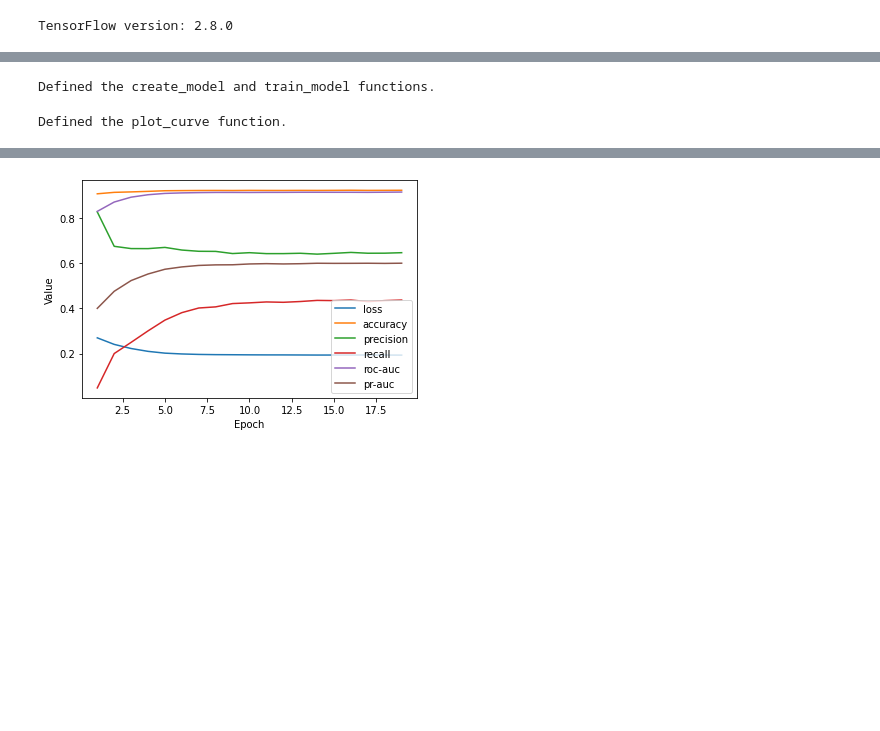
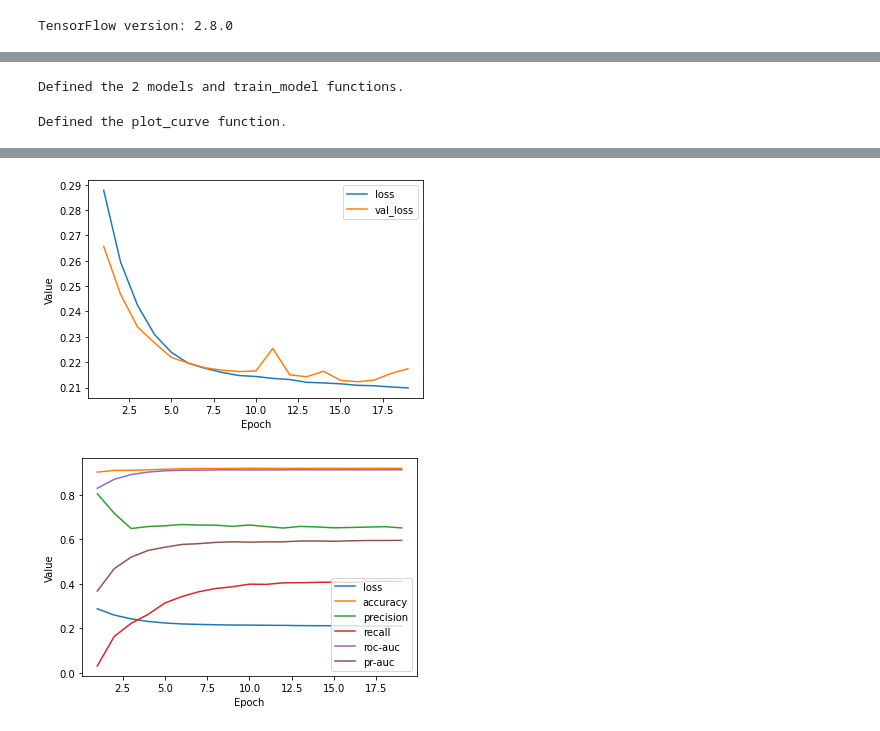
Before and after one commit to Bombbird2001/Windshear-Predictor, a Jupyter notebook: windshear_predictor.ipynb, the cells around one changed output, grey strips where cells are left out. Drawn from its saved outputs; the diff is of its cells as text; code cells hidden in the pictures; blank space fills up the shorter version.

```diff
--- a/windshear_predictor.ipynb
+++ b/windshear_predictor.ipynb
@@ -136,21 +136,28 @@ feature_layer = layers.DenseFeatures(feature_columns)
 # print(train_df_norm[train_df_norm.visibilityMtrs == train_df_norm.visibilityMtrs.min()])
 # print(feature_layer(dict(train_df_norm)))
 # %%
-def neural_model(my_learning_rate, feature_layer, my_metrics):
+def neural_model(my_learning_rate, feature_layer, my_metrics, initial_bias=None):
     """Create and compile a simple classification model."""
     model = tf.keras.models.Sequential()
+
+    if initial_bias is not None:
+        initial_bias = tf.keras.initializers.Constant(initial_bias)
 
     model.add(feature_layer)
 
     # Funnel the regression value through a ReLU function.
-    model.add(tf.keras.layers.Dense(units=30, activation='relu', name="hidden1",
-                                    kernel_regularizer=tf.keras.regularizers.l2(l=0.0)))
+    model.add(tf.keras.layers.Dense(units=40, activation='relu', name="hidden1",
+                                    kernel_regularizer=tf.keras.regularizers.l2(l=0.001)))
 
-    model.add(tf.keras.layers.Dense(units=10, activation='relu', name="hidden2",
-                                    kernel_regularizer=tf.keras.regularizers.l2(l=0.0)))
+    # model.add(tf.keras.layers.Dropout(0.2))
+
+    model.add(tf.keras.layers.Dense(units=20, activation='relu', name="hidden2",
+                                    kernel_regularizer=tf.keras.regularizers.l2(l=0.001)))
+
+    # model.add(tf.keras.layers.Dropout(0.2))
 
     # Define the output layer.
-    model.add(tf.keras.layers.Dense(units=1, name='Output', activation='sigmoid'))
+    model.add(tf.keras.layers.Dense(units=1, name='Output', activation='sigmoid', bias_initializer=initial_bias))
 
     # Call the compile method to construct the layers into a model that
     # TensorFlow can execute.  Notice that we're using a different loss
@@ -162,14 +169,17 @@ def neural_model(my_learning_rate, feature_layer, my_metrics):
     return model
 
 
-def linear_model(my_learning_rate, feature_layer, my_metrics):
+def linear_model(my_learning_rate, feature_layer, my_metrics, initial_bias=None):
     """Create and compile a simple classification model."""
     model = tf.keras.models.Sequential()
 
+    if initial_bias is not None:
+        initial_bias = tf.keras.initializers.Constant(initial_bias)
+
     model.add(feature_layer)
 
-    # Funnel the regression value through a ReLU function.
-    model.add(tf.keras.layers.Dense(units=1, input_shape=(20,), activation='sigmoid'))
+    # Funnel the regression value through a sigmoid function.
+    model.add(tf.keras.layers.Dense(units=1, input_shape=(20,), activation='sigmoid', bias_initializer=initial_bias))
 
     # Call the compile method to construct the layers into a model that
     # TensorFlow can execute.  Notice that we're using a different loss
@@ -203,9 +213,9 @@ def train_model(model, dataset, epochs, label_name,
 
     return epochs, hist
 
-print("Defined the create_model and train_model functions.")
+print("Defined the 2 models and train_model functions.")
 # %% [output]
-Defined the create_model and train_model functions.
+Defined the 2 models and train_model functions.
 # %%
 def plot_curve(epochs, hist, list_of_metrics):
     """Plot a curve of one or more classification metrics vs. epoch."""
@@ -223,13 +233,19 @@ def plot_curve(epochs, hist, list_of_metrics):
 print("Defined the plot_curve function.")
 # %% [output]
 Defined the plot_curve function.
+# %%
+def get_initial_bias(train_set):
+    pos_count = len(train_set[train_set.ws == 1])
+    neg_count = train_set.size - pos_count
+    return np.log([pos_count / neg_count])
 # %%
 learning_rate = 0.0005
 epochs = 20
 batch_size = 100
 label_name = "ws"
 classification_threshold = 0.45
-validation_split = 0.2
+validation_split = 0.3
+initial_bias = get_initial_bias(train_df_norm)
 
 # Establish the metrics the model will measure.
 METRICS = [
@@ -241,16 +257,18 @@ METRICS = [
 ]
 
 # Establish the model's topography.
-my_model = neural_model(learning_rate, feature_layer, METRICS)
+my_model = neural_model(learning_rate, feature_layer, METRICS, initial_bias=initial_bias)
 
 # Train the model on the training set.
 epochs, hist = train_model(my_model, train_df_norm, epochs,
                            label_name, batch_size, validation_split=validation_split)
 
 # Plot a graph of the metric(s) vs. epochs.
-list_of_metrics_to_plot = ['loss', 'accuracy', 'precision', 'recall', 'roc-auc', 'pr-auc']
+list_of_metrics_to_plot_1 = ['loss', 'val_loss']
+list_of_metrics_to_plot_2 = ['loss', 'accuracy', 'precision', 'recall', 'roc-auc', 'pr-auc']
 
-plot_curve(epochs, hist, list_of_metrics_to_plot)
+plot_curve(epochs, hist, list_of_metrics_to_plot_1)
+plot_curve(epochs, hist, list_of_metrics_to_plot_2)
 
 x_test = {name: np.array(value) for name, value in test_df_norm.items()}
 y_test = np.array(x_test.pop(label_name))
@@ -278 +296,2 @@ Epoch 20/20
-[figure, old version]
+[figure, new version]
+[figure, added]
```
Also changed, not shown: parts of 3 cells of this notebook.
